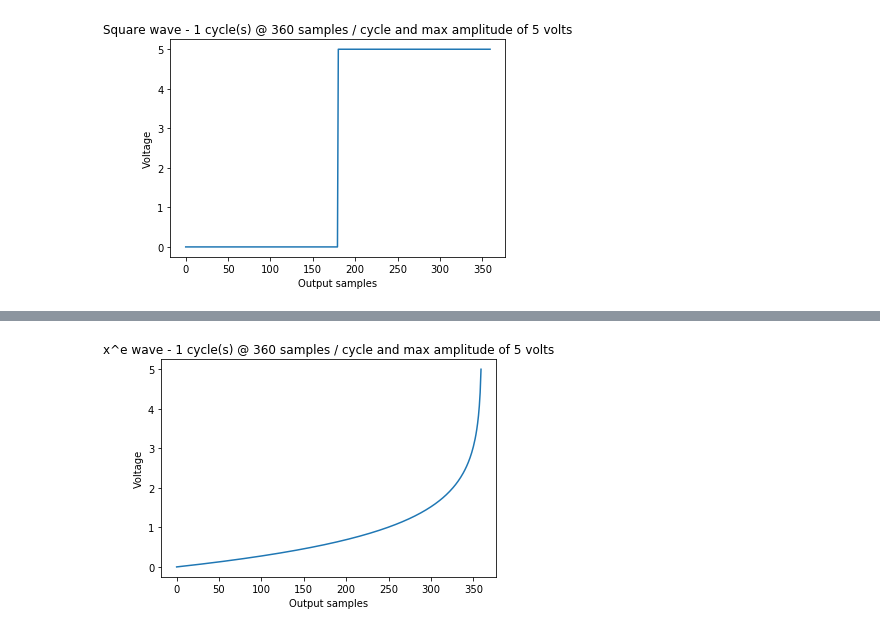
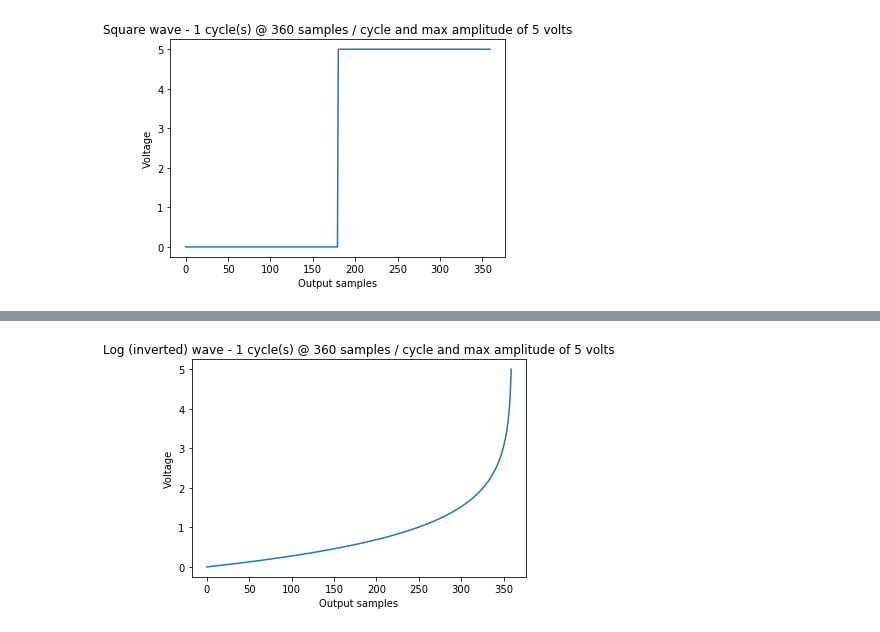
Before and after one commit to sebastienvezina/python-waveforms, a Jupyter notebook: waveforms.ipynb, the cells around one changed output, grey strips where cells are left out. Drawn from its saved outputs; the diff is of its cells as text; code cells hidden in the pictures.

Commit message:
plots dammit

```diff
--- a/waveforms.ipynb
+++ b/waveforms.ipynb
@@ -168,30 +176,30 @@ plt.show()
 # %%
-## x^e WAVE
+## log inverted WAVE
 cycles = 1
 samples = 360
 max_amplitude = 5
 
 
 xs = np.arange(resolution * cycles)
 
 ys = []
 y = 0
 current_cycle = 1
 cycle_x = 0
 for x in xs:
     if x % samples == 0:
         cycle_x = 0
     y = samples - np.log(samples-cycle_x)
     ys.append(y)
     cycle_x +=1
 
 ## rescale
 ys = np.interp(ys,[min(ys),max(ys)],[0,max_amplitude])
 
-plt.title("x^e wave - " + str(cycles) + " cycle(s) @ " + str(samples) + " samples / cycle and max amplitude of " + str(max_amplitude) + " volts")
+plt.title("Log (inverted) wave - " + str(cycles) + " cycle(s) @ " + str(samples) + " samples / cycle and max amplitude of " + str(max_amplitude) + " volts")
 plt.xlabel("Output samples")
 plt.ylabel("Voltage")
 plt.plot(xs, ys)
 plt.show()
 # %% [output]
-[figure, old version]
+[figure, new version]
```
Also changed, not shown: parts of 5 cells of this notebook.
